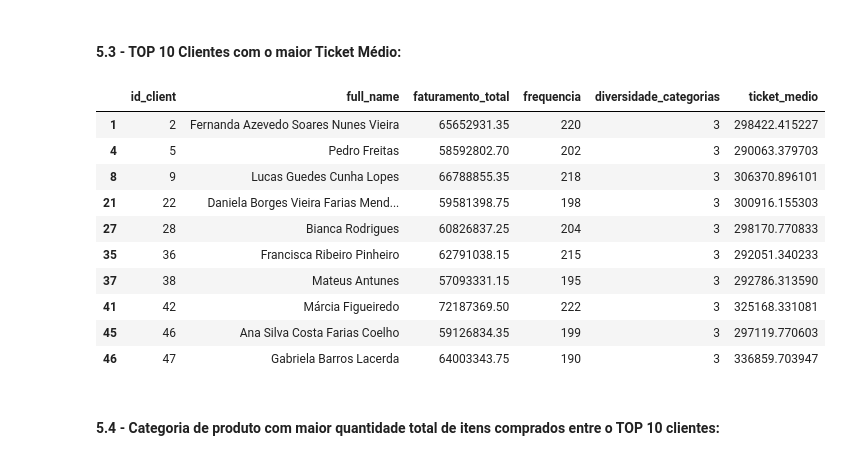
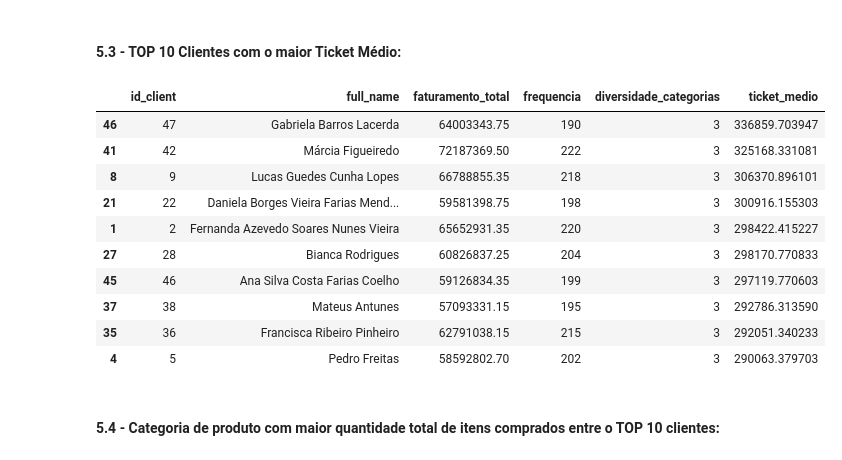
Before and after one commit to kevinkchaves/Desafio_Lighthouse, a Jupyter notebook: notebook/Relatorio.ipynb, the cells around one changed output. Cells and saved outputs as stored; diff of their text form; code cells hidden in the pictures.

```diff
--- a/notebook/Relatorio.ipynb
+++ b/notebook/Relatorio.ipynb
@@ -719,22 +719,24 @@ Numero de clientes que compraram pelo menos 3 categorias: 49
 # %% [markdown]
 #### **5.3 - TOP 10 Clientes com o maior Ticket Médio:**
 # %%
-#SELECIONANDO OS 10 CLIENTES DE ELITE COM BASE NO TICKET MÉDIO
-top_10_clientes = df_metricas.sort_values(by=['ticket_medio', 'id_client'], ascending=[False, True]).head(10)
-top_10_clientes = top_10_clientes.sort_values(by='id_client', ascending=True)
+# RANKING DOS 10 CLIENTES COM MAIOR TICKET MÉDIO
+top_10_clientes = df_clientes_categorias.sort_values(
+    by=['ticket_medio', 'id_client'],
+    ascending=[False, True]).head(10)
+
 display(top_10_clientes)
 # %% [output]
 |  | id_client | full_name | faturamento_total | frequencia | diversidade_categorias | ticket_medio |
-| 1 | 2 | Fernanda Azevedo Soares Nunes Vieira | 65652931.35 | 220 | 3 | 298422.415227 |
-| 4 | 5 | Pedro Freitas | 58592802.70 | 202 | 3 | 290063.379703 |
+| 46 | 47 | Gabriela Barros Lacerda | 64003343.75 | 190 | 3 | 336859.703947 |
+| 41 | 42 | Márcia Figueiredo | 72187369.50 | 222 | 3 | 325168.331081 |
 | 8 | 9 | Lucas Guedes Cunha Lopes | 66788855.35 | 218 | 3 | 306370.896101 |
 | 21 | 22 | Daniela Borges Vieira Farias Mend... | 59581398.75 | 198 | 3 | 300916.155303 |
+| 1 | 2 | Fernanda Azevedo Soares Nunes Vieira | 65652931.35 | 220 | 3 | 298422.415227 |
 | 27 | 28 | Bianca Rodrigues | 60826837.25 | 204 | 3 | 298170.770833 |
+| 45 | 46 | Ana Silva Costa Farias Coelho | 59126834.35 | 199 | 3 | 297119.770603 |
+| 37 | 38 | Mateus Antunes | 57093331.15 | 195 | 3 | 292786.313590 |
 | 35 | 36 | Francisca Ribeiro Pinheiro | 62791038.15 | 215 | 3 | 292051.340233 |
-| 37 | 38 | Mateus Antunes | 57093331.15 | 195 | 3 | 292786.313590 |
-| 41 | 42 | Márcia Figueiredo | 72187369.50 | 222 | 3 | 325168.331081 |
-| 45 | 46 | Ana Silva Costa Farias Coelho | 59126834.35 | 199 | 3 | 297119.770603 |
-| 46 | 47 | Gabriela Barros Lacerda | 64003343.75 | 190 | 3 | 336859.703947 |
+| 4 | 5 | Pedro Freitas | 58592802.70 | 202 | 3 | 290063.379703 |
 # %% [markdown]
 #### **5.4 - Categoria de produto com maior quantidade total de itens comprados entre o TOP 10 clientes:**
 # %%
```
Also changed, not shown: 5 other files.
